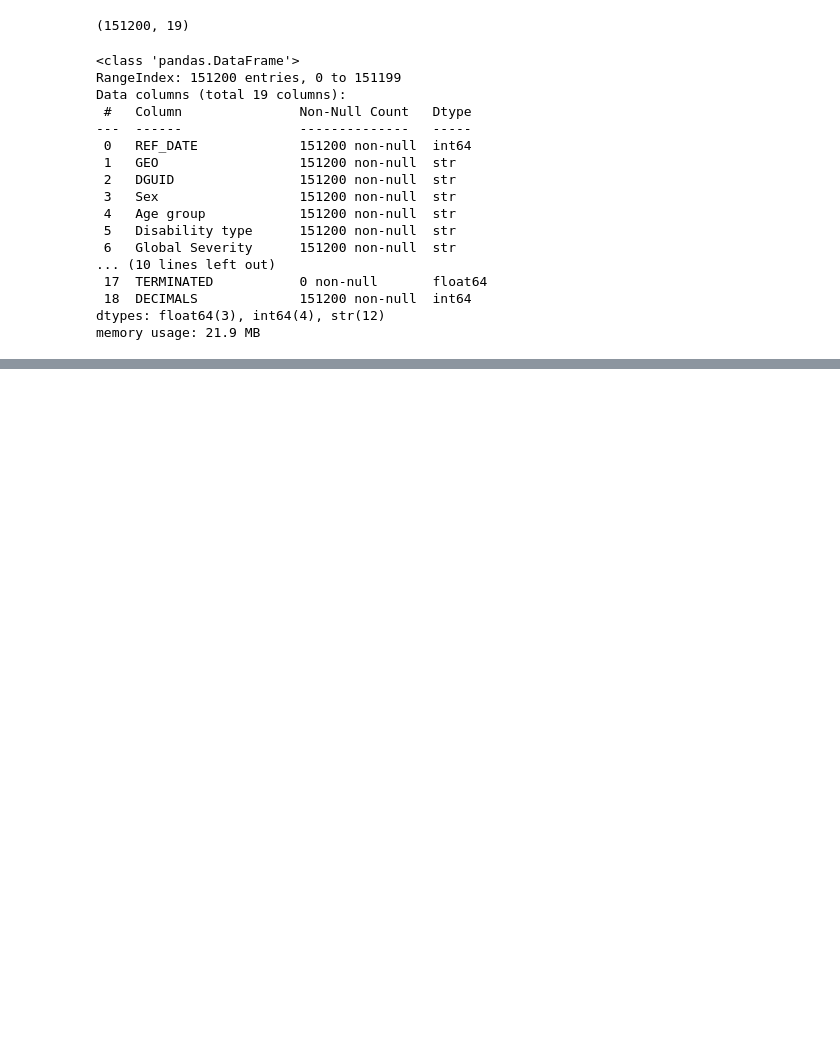
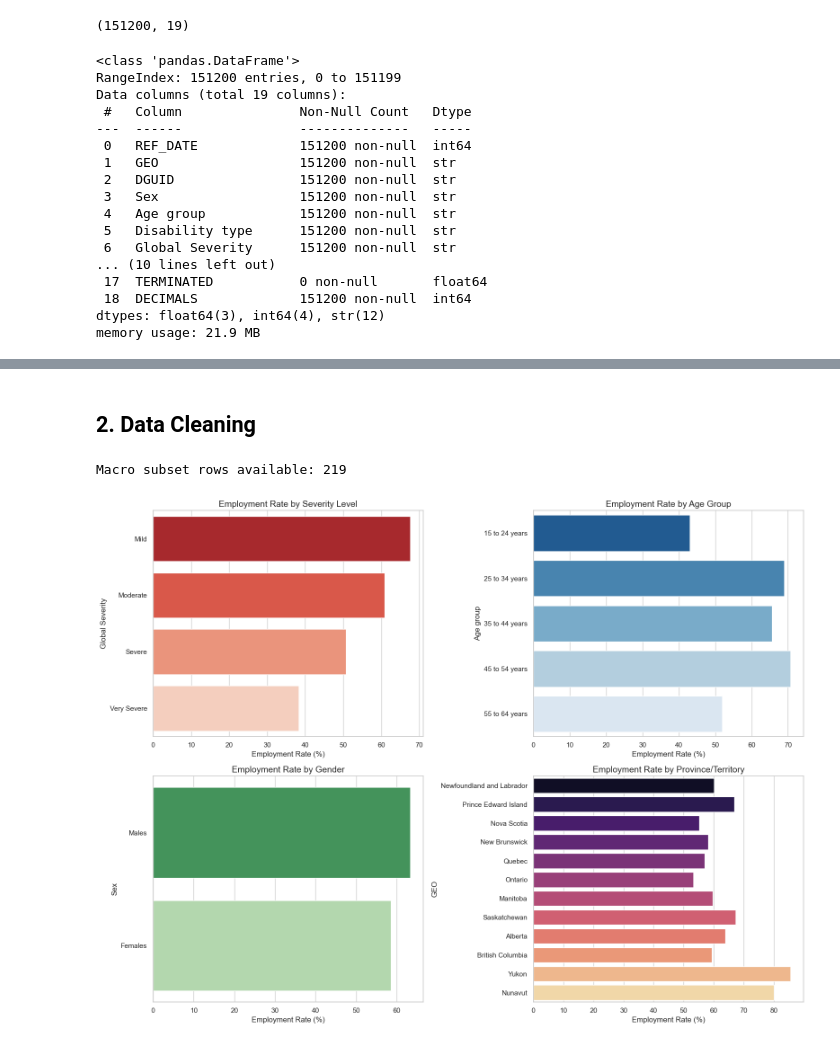
Before and after one commit to diverse-data-hub/diverse-data-hub.github.io, a Jupyter notebook: scripts/labour_force.ipynb, the cells around one changed output, grey strips where cells are left out. Cells and saved outputs as stored; diff of their text form; code cells hidden in the pictures; blank space fills up the shorter version.

```diff
--- a/scripts/labour_force.ipynb
+++ b/scripts/labour_force.ipynb
@@ -187,0 +187,53 @@ Males: 0.0%
+# %% [markdown]
+## 2. Data Cleaning
+# %%
+import pandas as pd
+import matplotlib.pyplot as plt
+import seaborn as sns
+
+# Load the dataset
+df = pd.read_csv("../data/raw/labour_force/13100348.csv")
+
+# Filter for Employment Rate and aggregate disability types to maximize sample size
+macro_df = df[
+    (df['Labour force status'] == 'Employment Rate') &
+    (df['VALUE'].notnull()) &
+    (df['GEO'] != 'Canada') &                                              # Exclude national average
+    (df['Sex'] != 'Both sexes') &                                          # Exclude gender average
+    (df['Age group'] != 'Total, 15 to 64 years') &                         # Exclude age average
+    (df['Disability type'] == 'All disability types') &                    # Lock to all disabilities
+    (df['Global Severity'] != 'Total population, severity of disability')  # Exclude severity average
+].copy()
+
+print(f"Macro subset rows available: {len(macro_df)}")
+# %% [output]
+Macro subset rows available: 219
+# %%
+# Set the visual style
+sns.set_theme(style="whitegrid")
+fig, axes = plt.subplots(2, 2, figsize=(16, 12))
+
+# 1. Severity Driver
+sns.barplot(data=macro_df, x='VALUE', y='Global Severity', hue='Global Severity', ax=axes[0,0], errorbar=None, palette="Reds_r", legend=False)
+axes[0,0].set_title('Employment Rate by Severity Level', fontsize=14)
+axes[0,0].set_xlabel('Employment Rate (%)')
+
+# 2. Age Driver
+sns.barplot(data=macro_df, x='VALUE', y='Age group', hue='Age group', ax=axes[0,1], errorbar=None, palette="Blues_r", legend=False)
+axes[0,1].set_title('Employment Rate by Age Group', fontsize=14)
+axes[0,1].set_xlabel('Employment Rate (%)')
+
+# 3. Gender Driver
+sns.barplot(data=macro_df, x='VALUE', y='Sex', hue='Sex', ax=axes[1,0], errorbar=None, palette="Greens_r", legend=False)
+axes[1,0].set_title('Employment Rate by Gender', fontsize=14)
+axes[1,0].set_xlabel('Employment Rate (%)')
+
+# 4. Location Driver
+sns.barplot(data=macro_df, x='VALUE', y='GEO', hue='GEO', ax=axes[1,1], errorbar=None, palette="magma", legend=False)
+axes[1,1].set_title('Employment Rate by Province/Territory', fontsize=14)
+axes[1,1].set_xlabel('Employment Rate (%)')
+
+plt.tight_layout()
+plt.show()
+# %% [output]
+[figure, added]
```
Also changed, not shown: parts of 20 cells of this notebook.
